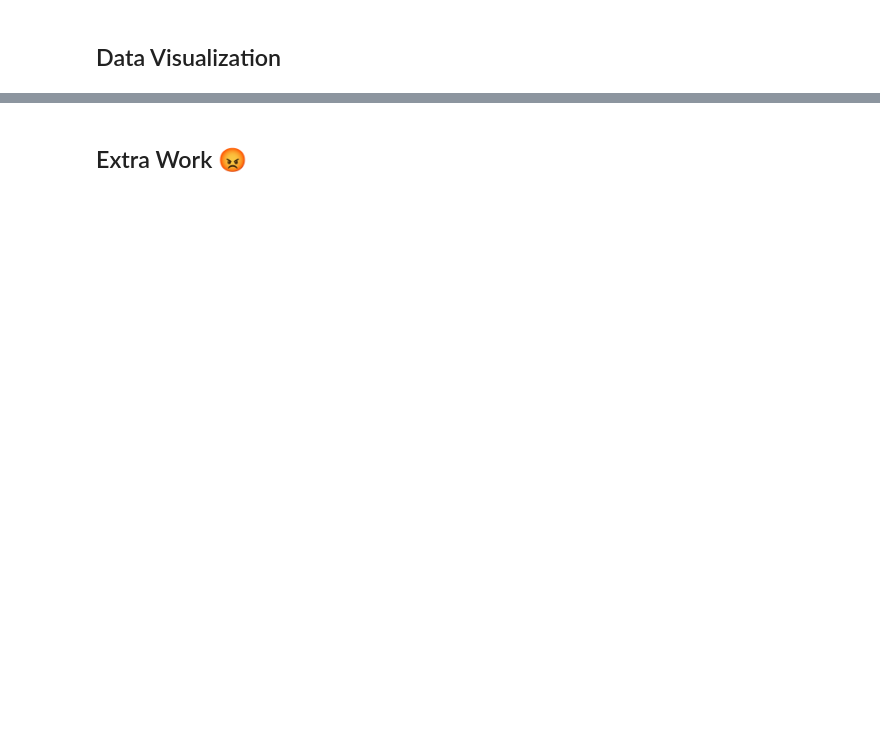
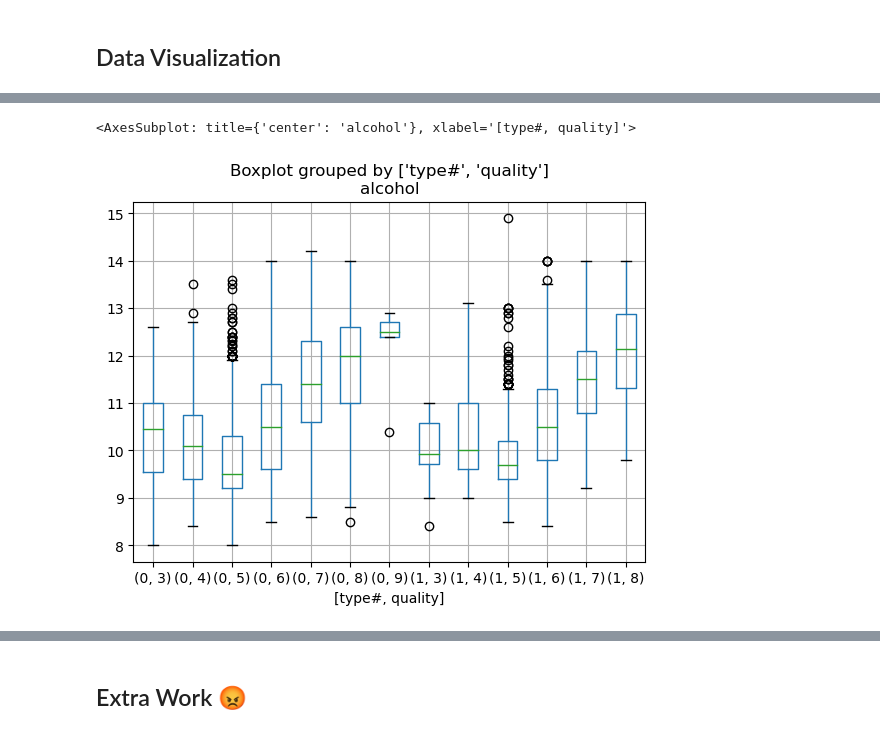
Before and after one commit to SaltyPeachcake/TableDataWarmUp, a Jupyter notebook: exploreData/DataExploration.ipynb, the cells around one changed output, grey strips where cells are left out. Cells and saved outputs as stored; diff of their text form; code cells hidden in the pictures; blank space fills up the shorter version.

```diff
--- a/exploreData/DataExploration.ipynb
+++ b/exploreData/DataExploration.ipynb
@@ -146,0 +223,5 @@ Initially there doesn't seem to be a correlation between ABV and quality. Popula
+# %%
+df_merged.boxplot(column = ['alcohol'], by=['type#','quality'])
+# %% [output]
+<AxesSubplot: title={'center': 'alcohol'}, xlabel='[type#, quality]'>
+[figure, added]
```
Also changed, not shown: parts of 16 cells of this notebook.
